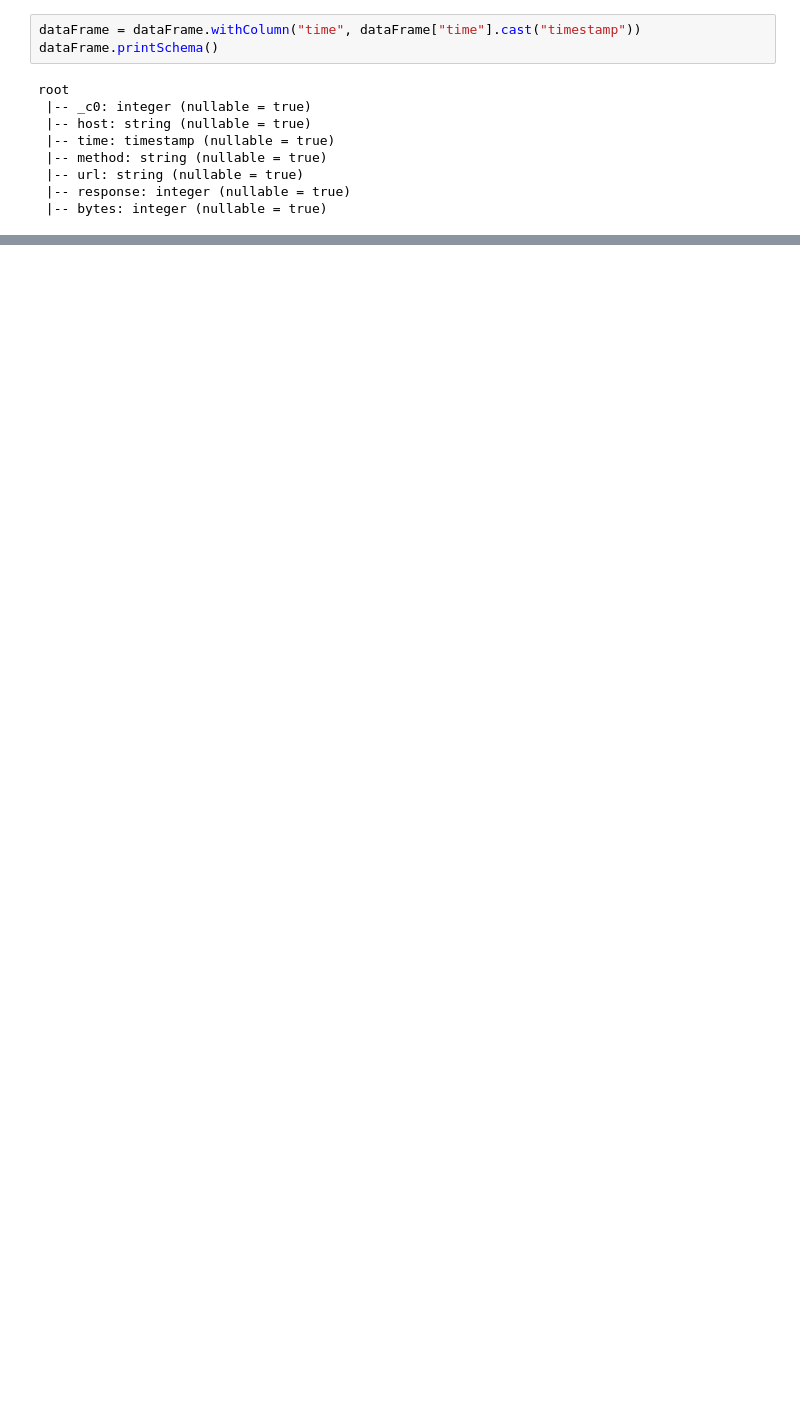
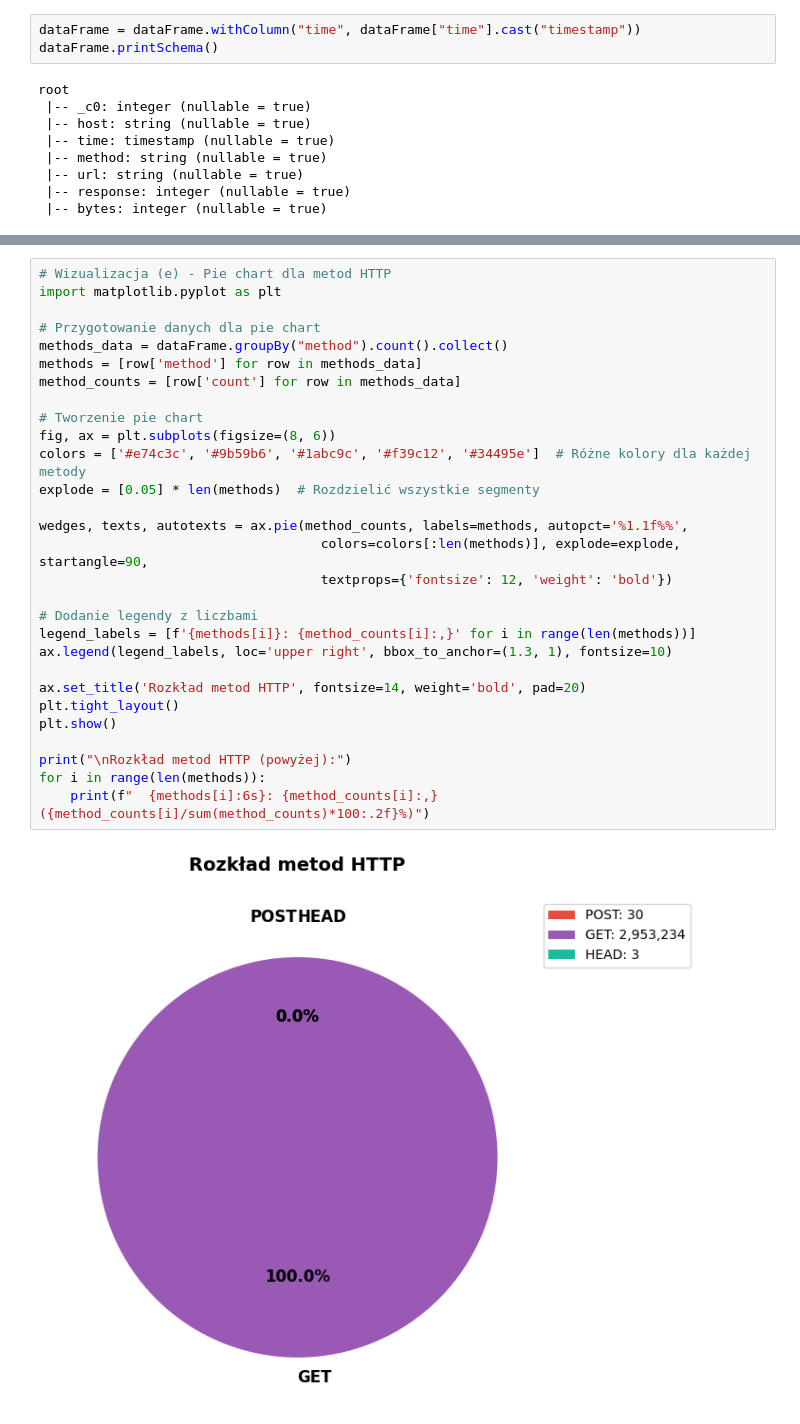
Before and after one commit to GTR1701/sem4, a Jupyter notebook: Metody i Narzedzia Big Data/1/BigDataProjekt1.ipynb, the cells around one changed output, grey strips where cells are left out. Drawn from its saved outputs; the diff is of its cells as text; blank space fills up the shorter version.

```diff
--- a/Metody i Narzedzia Big Data/1/BigDataProjekt1.ipynb
+++ b/Metody i Narzedzia Big Data/1/BigDataProjekt1.ipynb
@@ -65,0 +516,31 @@ root
+# %%
+# Wizualizacja (e) - Pie chart dla metod HTTP
+import matplotlib.pyplot as plt
+
+# Przygotowanie danych dla pie chart
+methods_data = dataFrame.groupBy("method").count().collect()
+methods = [row['method'] for row in methods_data]
+method_counts = [row['count'] for row in methods_data]
+
+# Tworzenie pie chart
+fig, ax = plt.subplots(figsize=(8, 6))
+colors = ['#e74c3c', '#9b59b6', '#1abc9c', '#f39c12', '#34495e']  # Różne kolory dla każdej metody
+explode = [0.05] * len(methods)  # Rozdzielić wszystkie segmenty
+
+wedges, texts, autotexts = ax.pie(method_counts, labels=methods, autopct='%1.1f%%',
+                                    colors=colors[:len(methods)], explode=explode, startangle=90,
+                                    textprops={'fontsize': 12, 'weight': 'bold'})
+
+# Dodanie legendy z liczbami
+legend_labels = [f'{methods[i]}: {method_counts[i]:,}' for i in range(len(methods))]
+ax.legend(legend_labels, loc='upper right', bbox_to_anchor=(1.3, 1), fontsize=10)
+
+ax.set_title('Rozkład metod HTTP', fontsize=14, weight='bold', pad=20)
+plt.tight_layout()
+plt.show()
+
+print("\nRozkład metod HTTP (powyżej):")
+for i in range(len(methods)):
+    print(f"  {methods[i]:6s}: {method_counts[i]:,} ({method_counts[i]/sum(method_counts)*100:.2f}%)")
+# %% [output]
+[figure, added]
```
Also changed, not shown: parts of 15 cells of this notebook.
